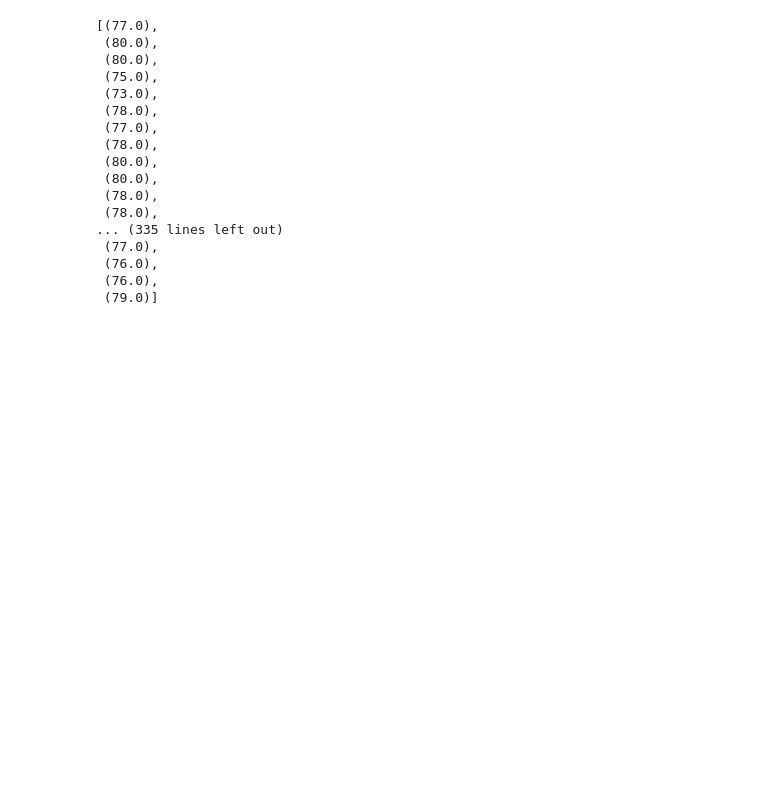
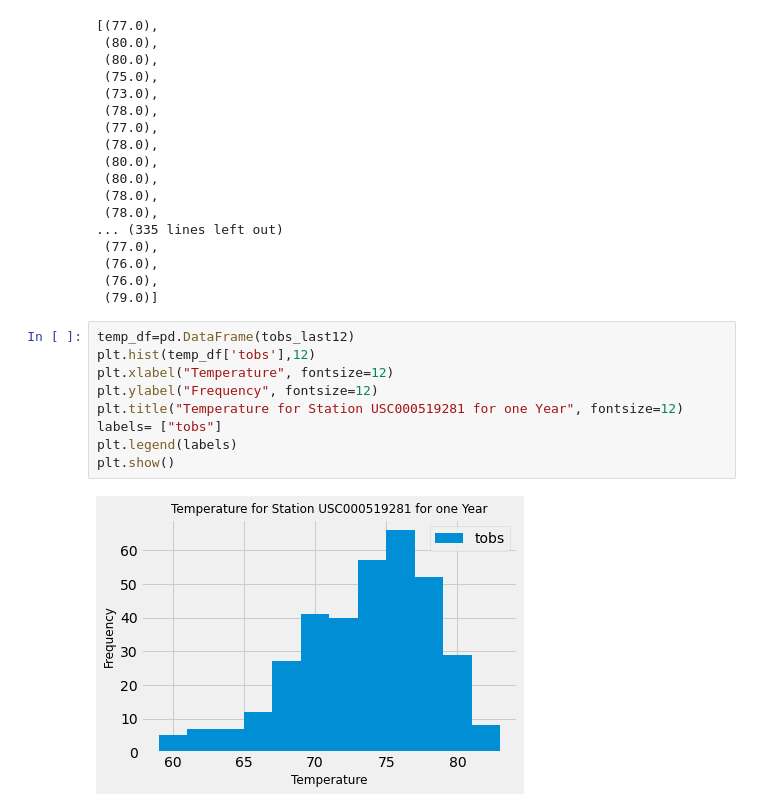
Before and after one commit to Rjstilley/SQLALCHEMY-Challenge, a Jupyter notebook: Climate_StarterFinal.ipynb, the cells around one changed output. Cells and saved outputs as stored; diff of their text form; blank space fills up the shorter version.

Commit message:
plotted histogram

```diff
--- a/Climate_StarterFinal.ipynb
+++ b/Climate_StarterFinal.ipynb
@@ -173,3 +173,14 @@ tobs_last12
  (76.0),
  (76.0),
  (79.0)]
+# %%
+temp_df=pd.DataFrame(tobs_last12)
+plt.hist(temp_df['tobs'],12)
+plt.xlabel("Temperature", fontsize=12)
+plt.ylabel("Frequency", fontsize=12)
+plt.title("Temperature for Station USC000519281 for one Year", fontsize=12)
+labels= ["tobs"]
+plt.legend(labels)
+plt.show()
+# %% [output]
+[figure, added]
```
